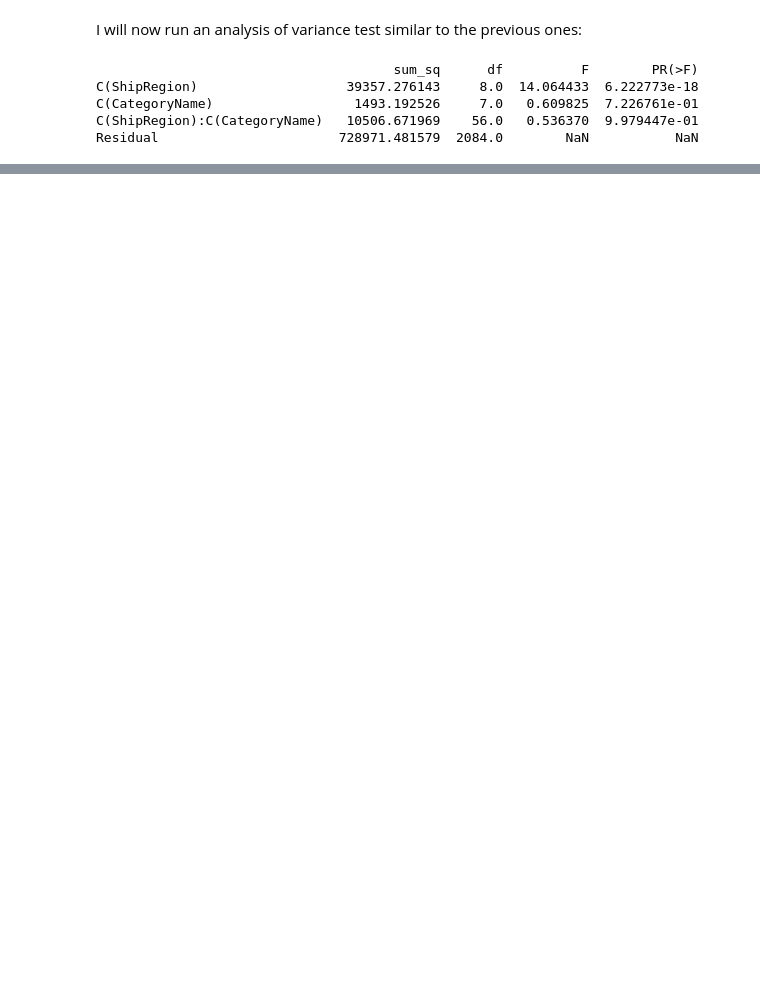
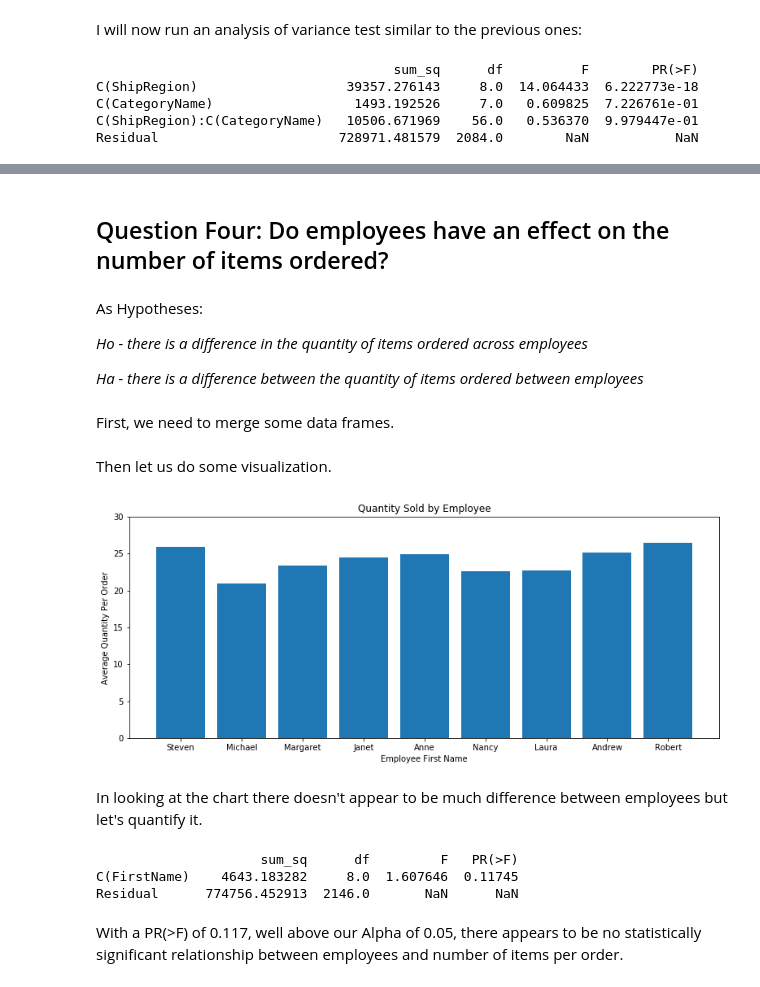
Before and after one commit to Matthew-Daly/dsc-2-final-project-online-ds-pt-112618, a Jupyter notebook: matthew-daly-mod-2-project.ipynb, the cells around one changed output, grey strips where cells are left out. Cells and saved outputs as stored; diff of their text form; code cells hidden in the pictures; blank space fills up the shorter version.

```diff
--- a/matthew-daly-mod-2-project.ipynb
+++ b/matthew-daly-mod-2-project.ipynb
@@ -467,0 +310,46 @@ IndentationError: unexpected indent (<ipython-input-43-8fd6b838f018>, line 2)
+# %% [markdown]
+## Question Four:  Do employees have an effect on the number of items ordered?
+# %% [markdown]
+As Hypotheses:
+
+_Ho - there is a difference in the quantity of items ordered across employees_
+
+_Ha - there is a difference between the quantity of items ordered between employees_
+# %% [markdown]
+First, we need to merge some data frames.
+# %%
+df_OD_O = dataframes['OrderDetail'].merge(dataframes['Order'], left_on='OrderId', right_on='Id', how='left')
+df_O_em = df_OD_O.merge(dataframes['Employee'], left_on='EmployeeId', right_on='Id', how='left')
+employees = df_O_em['FirstName'].unique()
+# %% [markdown]
+Then let us do some visualization.
+# %%
+fig = figure(num=None, figsize=(13, 5))
+X = []
+y = []
+for employee in employees:
+    X.append(employee)
+    y.append(df_O_em['Quantity'][df_O_em['FirstName']==employee].mean())
+
+plt.bar(X, y)
+
+plt.ylim(0,30)
+plt.ylabel('Average Quantity Per Order')
+plt.xlabel('Employee First Name')
+plt.title('Quantity Sold by Employee')
+rects = ax.patches
+# %% [output]
+[figure, added]
+# %% [markdown]
+In looking at the chart there doesn't appear to be much difference between employees but let's quantify it.
+# %%
+formula = 'Quantity ~ C(FirstName)'
+lm = ols(formula, df_O_em).fit()
+table = sm.stats.anova_lm(lm, typ=2)
+print(table)
+# %% [output]
+                     sum_sq      df         F   PR(>F)
+C(FirstName)    4643.183282     8.0  1.607646  0.11745
+Residual      774756.452913  2146.0       NaN      NaN
+# %% [markdown]
+With a PR(>F) of 0.117, well above our Alpha of 0.05, there appears to be no statistically significant relationship between employees and number of items per order.
```
Also changed, not shown: parts of 32 cells of this notebook.
